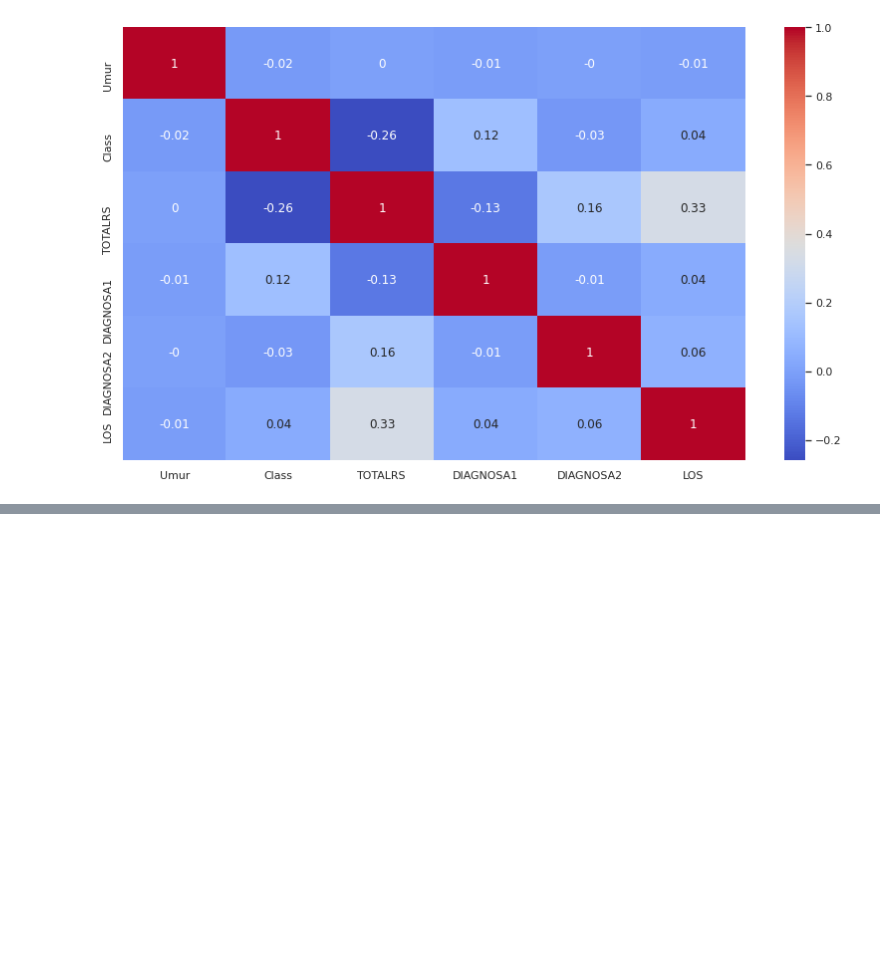
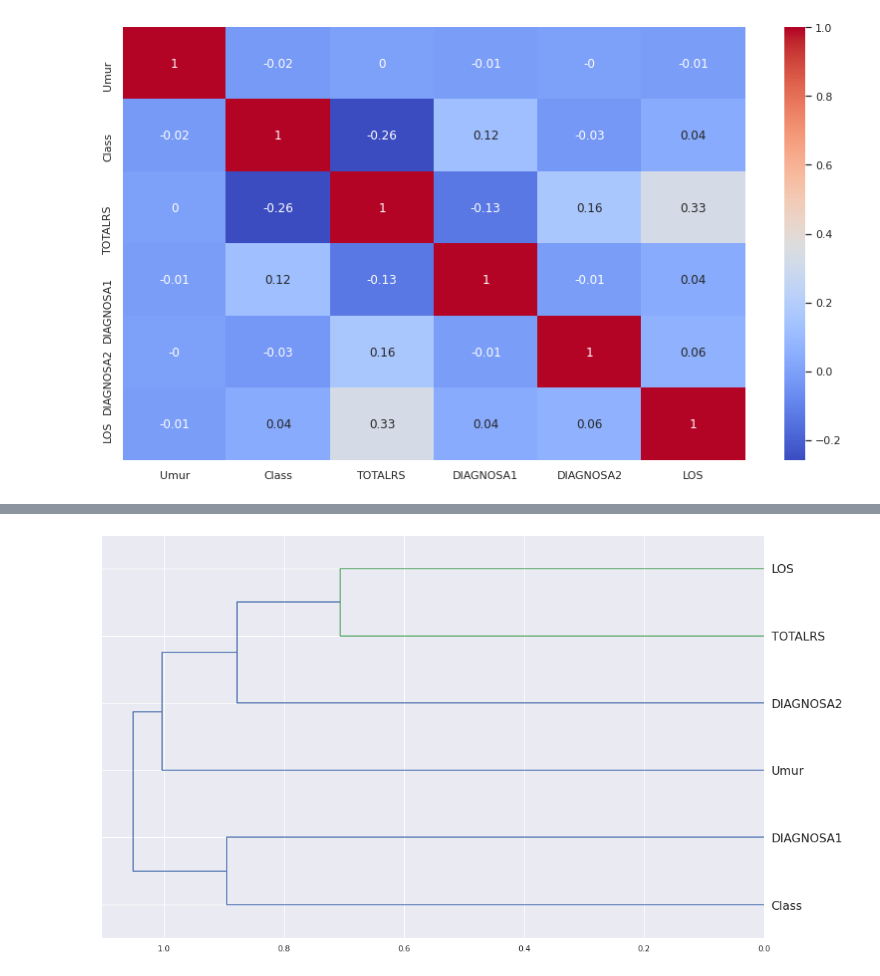
Before and after one commit to jimmydev88/MachineLearning, a Jupyter notebook: los_mtmh.ipynb, the cells around one changed output, grey strips where cells are left out. Saved outputs shown, nothing was run; the diff lists cells and outputs as text; code cells hidden in the pictures; blank space fills up the shorter version.

```diff
--- a/los_mtmh.ipynb
+++ b/los_mtmh.ipynb
@@ -165,0 +177,11 @@ RandomForestRegressor(bootstrap=True, ccp_alpha=0.0, criterion='mse',
+# %%
+import scipy
+from scipy.cluster import hierarchy as hc
+corr = np.round(scipy.stats.spearmanr(df_wo_outlier).correlation,4)
+corr_condensed = hc.distance.squareform(1-corr)
+z = hc.linkage(corr_condensed,method='average')
+fig = plt.figure(figsize=(16,10))
+dendogram = hc.dendrogram(z,labels=df_wo_outlier.columns,orientation='left',leaf_font_size=16)
+plt.show()
+# %% [output]
+[figure, added]
```
Also changed, not shown: parts of 6 cells of this notebook.
